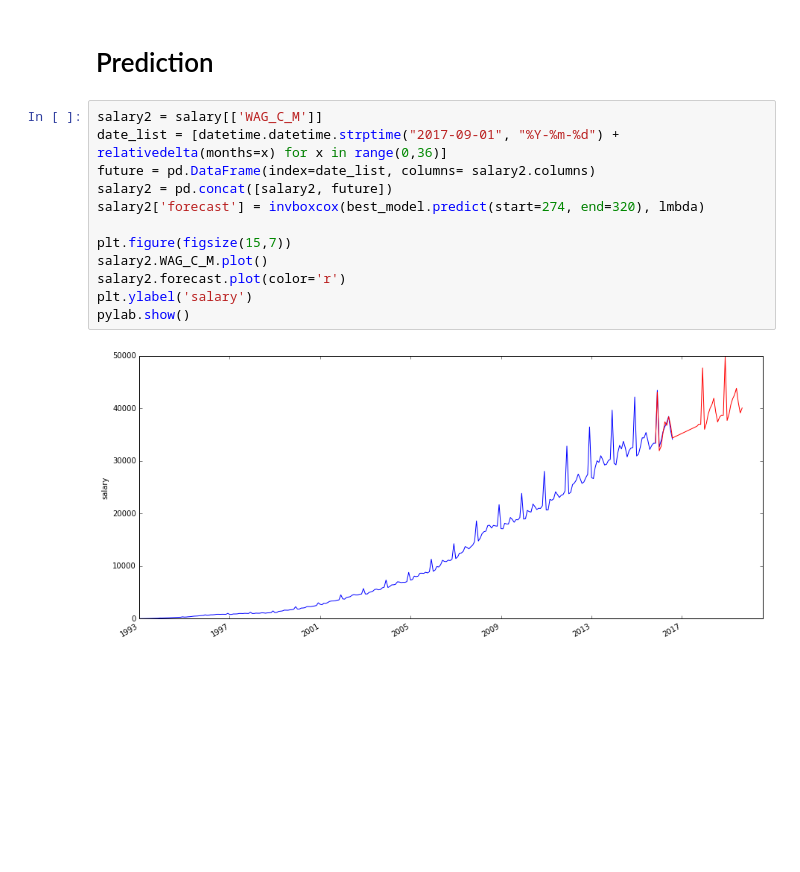
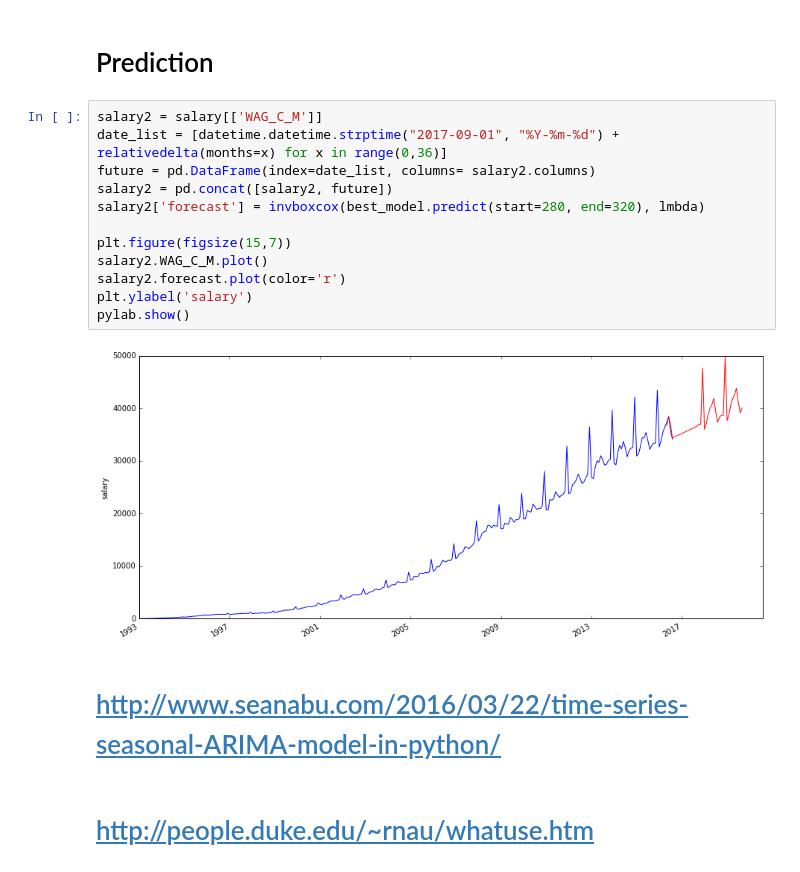
Before and after one commit to Pyshankov/DataScience, a Jupyter notebook: TimeSeriesPrediction/predictSalary.ipynb, the cells around one changed output. Cells and saved outputs as stored; diff of their text form; blank space fills up the shorter version.

Commit message:
add addtitional materials about time series prediction

```diff
--- a/TimeSeriesPrediction/predictSalary.ipynb
+++ b/TimeSeriesPrediction/predictSalary.ipynb
@@ -193,14 +194,18 @@ pylab.show()
 # %%
 salary2 = salary[['WAG_C_M']]
 date_list = [datetime.datetime.strptime("2017-09-01", "%Y-%m-%d") + relativedelta(months=x) for x in range(0,36)]
 future = pd.DataFrame(index=date_list, columns= salary2.columns)
 salary2 = pd.concat([salary2, future])
-salary2['forecast'] = invboxcox(best_model.predict(start=274, end=320), lmbda)
+salary2['forecast'] = invboxcox(best_model.predict(start=280, end=320), lmbda)
 
 plt.figure(figsize(15,7))
 salary2.WAG_C_M.plot()
 salary2.forecast.plot(color='r')
 plt.ylabel('salary')
 pylab.show()
 # %% [output]
-[figure, old version]
+[figure, new version]
+# %% [markdown]
+# http://www.seanabu.com/2016/03/22/time-series-seasonal-ARIMA-model-in-python/
+# %% [markdown]
+# http://people.duke.edu/~rnau/whatuse.htm
```
Also changed, not shown: parts of 6 cells of this notebook, 1 other file.
